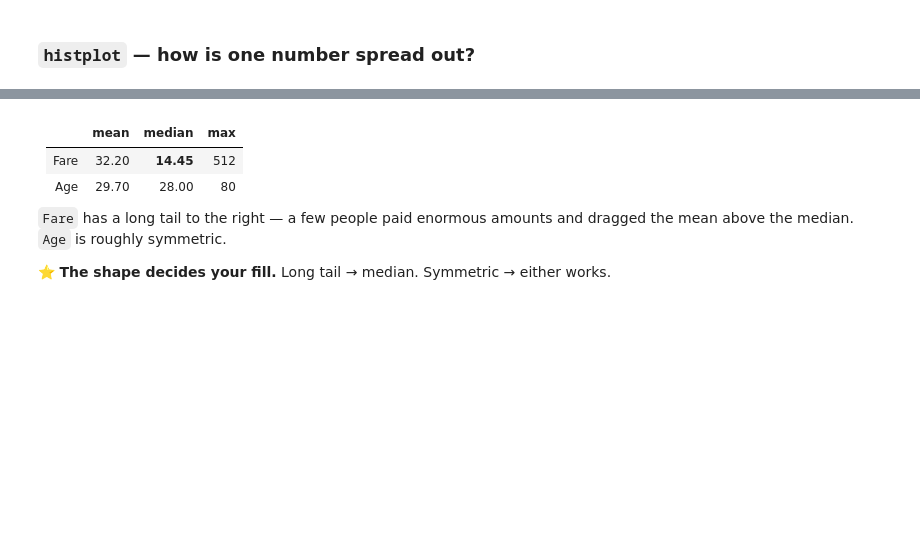
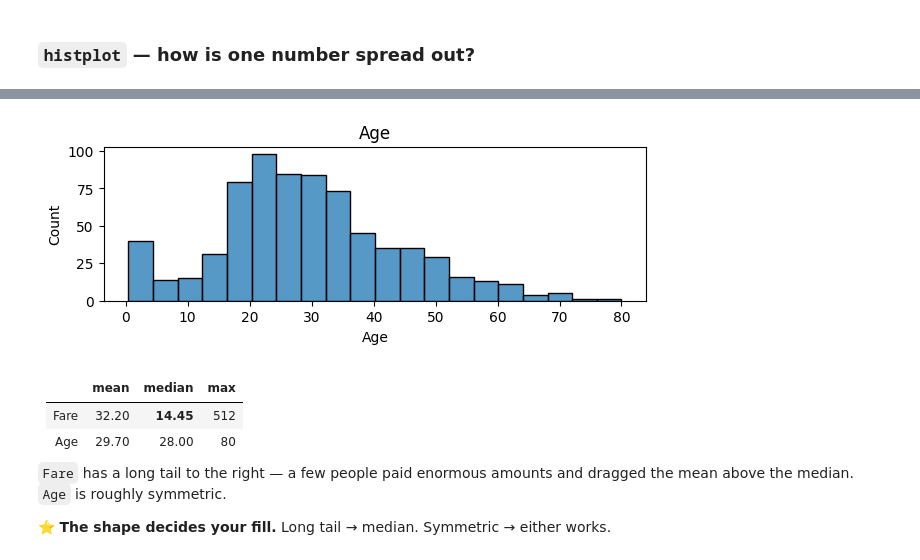
Before and after one commit to eshantharjun9-hub/ml-2-1, a Jupyter notebook: matplotlib_seaborn/plotting_for_ml.ipynb, the cells around one changed output, grey strips where cells are left out. Cells and saved outputs as stored; diff of their text form; code cells hidden in the pictures; blank space fills up the shorter version.

```diff
--- a/matplotlib_seaborn/plotting_for_ml.ipynb
+++ b/matplotlib_seaborn/plotting_for_ml.ipynb
@@ -86,5 +103,11 @@ plt.show()
 # %%
 # distribution of Age
+plt.figure(figsize=(7,2))
+sns.histplot(data=df,x="Age")
+plt.title("Age")
+plt.show()
+# %% [output]
+[figure, added]
 # %% [markdown]
 | | mean | median | max |
 |---|---|---|---|
```
Also changed, not shown: parts of 12 cells of this notebook, 1 other file.
